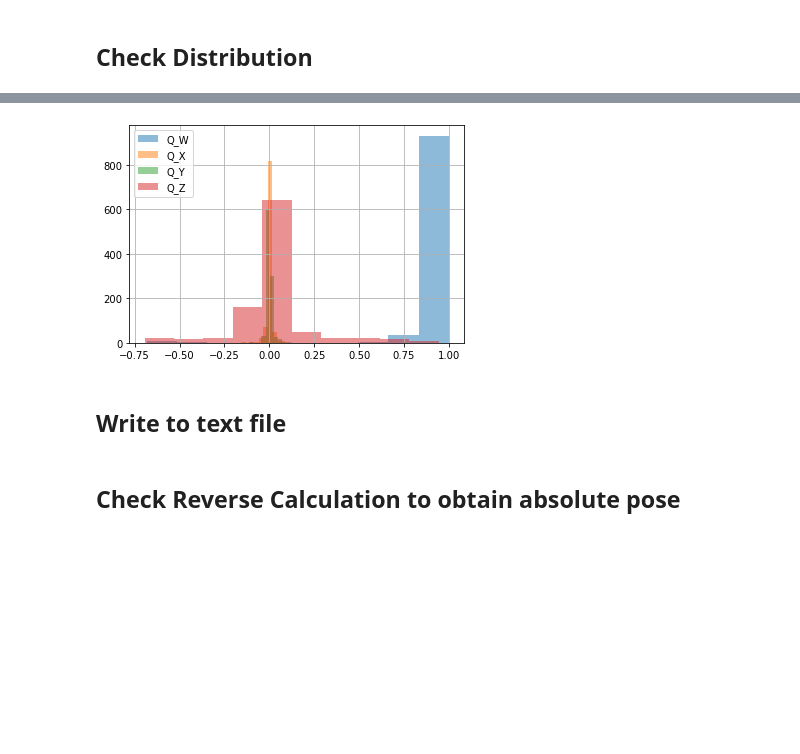
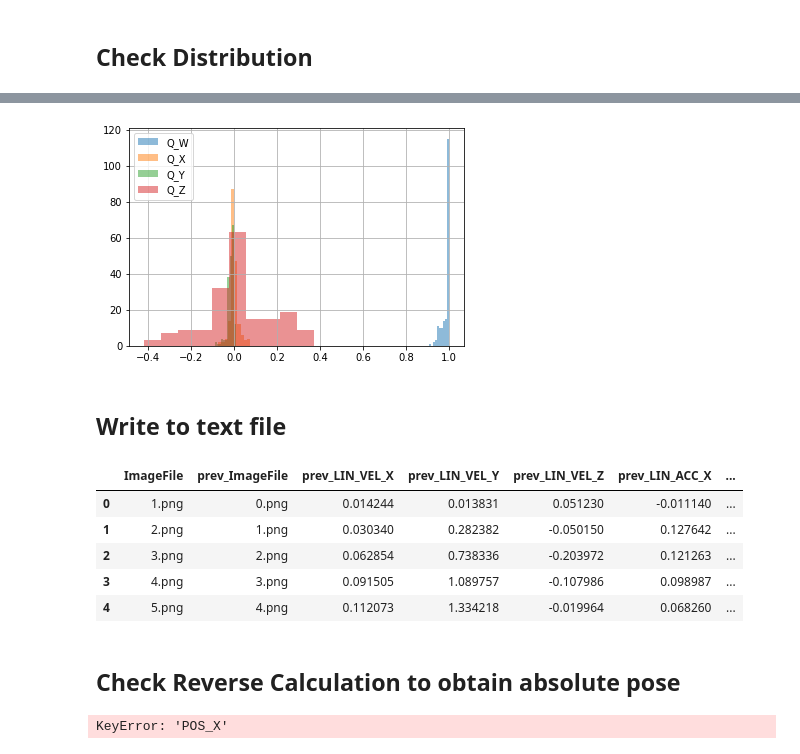
Before and after one commit to sytan98/Dataset-Collection-for-Pose-and-IMU, a Jupyter notebook: notebooks/extract_relative_pose.ipynb, the cells around one changed output, grey strips where cells are left out. Cells and saved outputs as stored; diff of their text form; code cells hidden in the pictures; blank space fills up the shorter version.

```diff
--- a/notebooks/extract_relative_pose.ipynb
+++ b/notebooks/extract_relative_pose.ipynb
@@ -56,11 +102,11 @@ plt.grid()
 # %%
-plt.hist(np.vstack(relative_poses)[:,3], label="Q_W", alpha=0.5)
-plt.hist(np.vstack(relative_poses)[:,4], label="Q_X", alpha=0.5)
-plt.hist(np.vstack(relative_poses)[:,5], label="Q_Y", alpha=0.5)
-plt.hist(np.vstack(relative_poses)[:,6], label="Q_Z", alpha=0.5)
+plt.hist(np.vstack(train_data["relative_pose"])[:,3], label="Q_W", alpha=0.5)
+plt.hist(np.vstack(train_data["relative_pose"])[:,4], label="Q_X", alpha=0.5)
+plt.hist(np.vstack(train_data["relative_pose"])[:,5], label="Q_Y", alpha=0.5)
+plt.hist(np.vstack(train_data["relative_pose"])[:,6], label="Q_Z", alpha=0.5)
 plt.legend()
 plt.grid()
 # %% [output]
-[figure, old version]
+[figure, new version]
 # %% [markdown]
 ## Write to text file
@@ -71,3 +113,22 @@ with open(os.path.join('.','assets','data', f'{split}.txt'), 'w') as f:
+# %%
+relative_poses = pd.DataFrame(train_data["relative_pose"].to_list(), columns=["rel_POS_X", "rel_POS_Y", "rel_POS_Z", "rel_Q_W", "rel_Q_X","rel_Q_Y","rel_Q_Z"])
+train_data = pd.concat([train_data, relative_poses], axis=1)
+# %%
+train_data = train_data[["ImageFile", "prev_ImageFile",
+                         "prev_LIN_VEL_X", "prev_LIN_VEL_Y", "prev_LIN_VEL_Z", "prev_LIN_ACC_X", "prev_LIN_ACC_Y", "prev_LIN_ACC_Z", "timestep",
+                         "rel_POS_X", "rel_POS_Y", "rel_POS_Z", "rel_Q_W", "rel_Q_X","rel_Q_Y","rel_Q_Z",
+                         "imu_rel_POS_X", "imu_rel_POS_Y", "imu_rel_POS_Z"
+                         ]]
+train_data.to_csv(os.path.join(data_root, 'val.txt'), header=True, index=None, sep=' ', mode='w')
+# %%
+train_data.head()
+# %% [output]
+|  | ImageFile | prev_ImageFile | prev_LIN_VEL_X | prev_LIN_VEL_Y | prev_LIN_VEL_Z | prev_LIN_ACC_X | ... |
+| 0 | 1.png | 0.png | 0.014244 | 0.013831 | 0.051230 | -0.011140 | ... |
+| 1 | 2.png | 1.png | 0.030340 | 0.282382 | -0.050150 | 0.127642 | ... |
+| 2 | 3.png | 2.png | 0.062854 | 0.738336 | -0.203972 | 0.121263 | ... |
+| 3 | 4.png | 3.png | 0.091505 | 1.089757 | -0.107986 | 0.098987 | ... |
+| 4 | 5.png | 4.png | 0.112073 | 1.334218 | -0.019964 | 0.068260 | ... |
 # %% [markdown]
 ## Check Reverse Calculation to obtain absolute pose
 # %%
@@ -79,11 +140,13 @@ def obtain_absolute_pose(absolute_pose_c2, relative_pose):
 	t1 = xyz2 - xyz_rel
 	r1 = R.from_matrix(np.matmul(rot_mat2,np.linalg.inv(rot_mat_rel))).as_quat()
 	r1 = np.hstack([r1[3:], r1[:3]])
-	return t1, r1
+	return np.hstack([t1, r1])
 
-pos = 0
-print(ims[pos], ims[pos + skip])
-print(f"relative poses {relative_poses[pos]}")
-print(f"absolute pose for img 1 {poses[pos]}\nabsolute pose for img2 {poses[pos+skip]}")
-
-print(obtain_absolute_pose(np.hstack(poses[pos+skip]), relative_poses[pos]))
+absolute_pose_c1 = train_data.apply(lambda row: np.hstack([row["POS_X"], row["POS_Y"], row["POS_Z"], row["Q_W"], row["Q_X"], row["Q_Y"], row["Q_Z"]]), axis=1)
+reverse_calculated = train_data.apply(lambda row:
+                                        obtain_absolute_pose(
+                                            np.hstack([row["prev_POS_X"], row["prev_POS_Y"], row["prev_POS_Z"], row["prev_Q_W"], row["prev_Q_X"], row["prev_Q_Y"], row["prev_Q_Z"]]),
+                                            row["relative_pose"]
+                                        ), axis=1)
+# %% [output]
+KeyError: 'POS_X'
```
Also changed, not shown: parts of 10 cells of this notebook, 3 other files.
